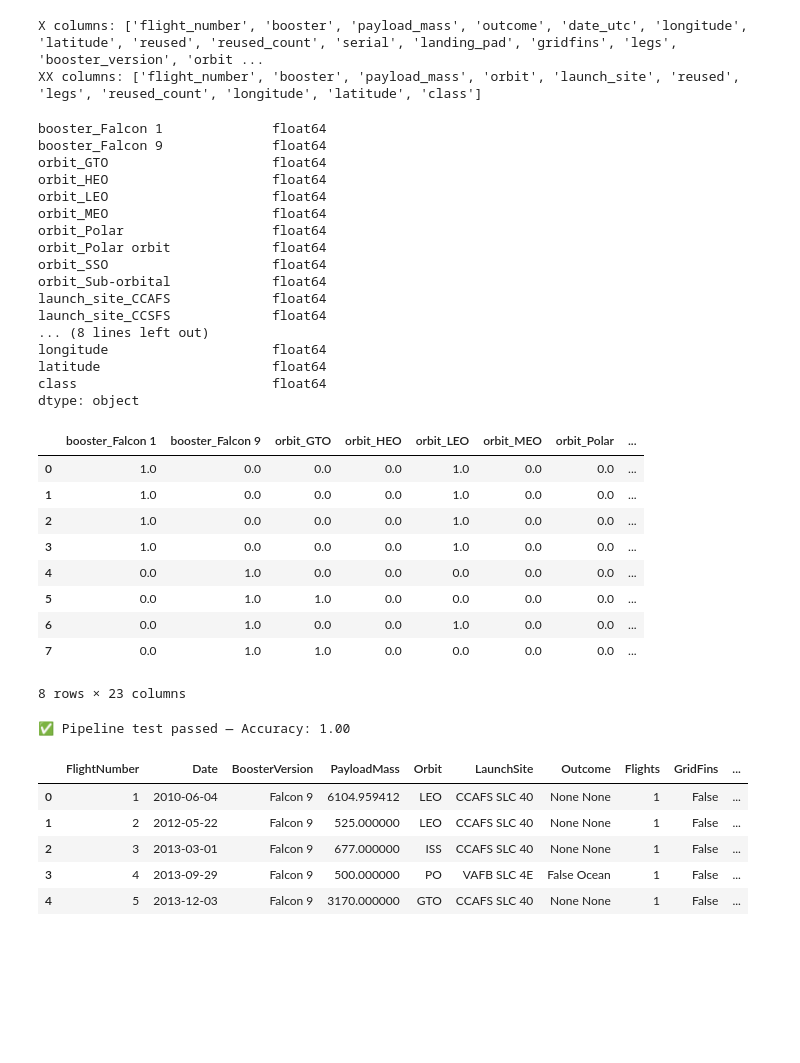
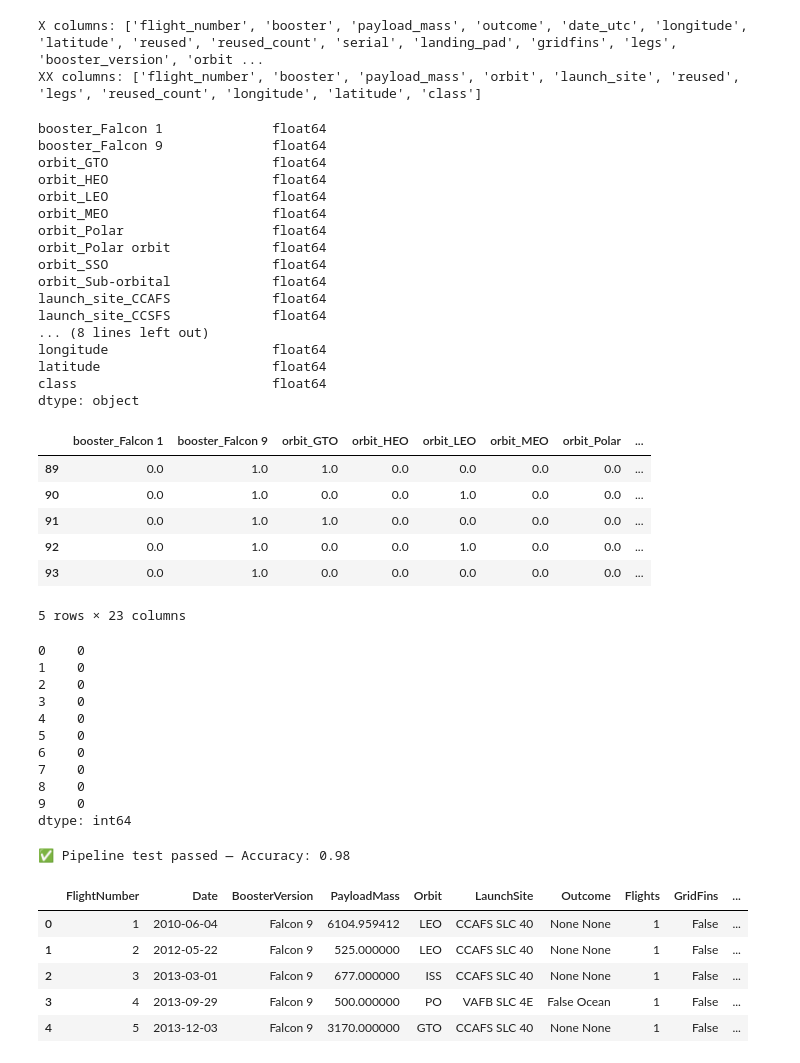
Before and after one commit to AntoineHocquet/spaceY, a Jupyter notebook: notebooks/m4_machine-learning-prediction.ipynb, the cells around one changed output. Cells and saved outputs as stored; diff of their text form; code cells hidden in the pictures; blank space fills up the shorter version.

```diff
--- a/notebooks/m4_machine-learning-prediction.ipynb
+++ b/notebooks/m4_machine-learning-prediction.ipynb
@@ -130,44 +130,57 @@ XX columns: ['flight_number', 'booster', 'payload_mass', 'orbit', 'launch_site',
 # %%
 categorical_columns=['booster', 'orbit','launch_site']
 preprocessor = ColumnTransformer(
         transformers=[
             ('cat', OneHotEncoder(handle_unknown='ignore'), categorical_columns)
         ],
         remainder='passthrough'
     )
 XXX = preprocessor.fit_transform(XX).astype(float)
 new_columns = [name.split("__")[-1] for name in preprocessor.get_feature_names_out()]
-X_transformed = pd.DataFrame(XXX, columns=new_columns).head(9)
+X_transformed = pd.DataFrame(XXX, columns=new_columns)
 print(X_transformed.dtypes)
-X_transformed.head(8)
+X_transformed.tail()
 # %% [output]
 booster_Falcon 1              float64
 booster_Falcon 9              float64
 orbit_GTO                     float64
 orbit_HEO                     float64
 orbit_LEO                     float64
 orbit_MEO                     float64
 orbit_Polar                   float64
 orbit_Polar orbit             float64
 orbit_SSO                     float64
 orbit_Sub-orbital             float64
 launch_site_CCAFS             float64
 launch_site_CCSFS             float64
 ... (8 lines left out)
 longitude                     float64
 latitude                      float64
 class                         float64
 dtype: object
 |  | booster_Falcon 1 | booster_Falcon 9 | orbit_GTO | orbit_HEO | orbit_LEO | orbit_MEO | orbit_Polar | ... |
-| 0 | 1.0 | 0.0 | 0.0 | 0.0 | 1.0 | 0.0 | 0.0 | ... |
-| 1 | 1.0 | 0.0 | 0.0 | 0.0 | 1.0 | 0.0 | 0.0 | ... |
-| 2 | 1.0 | 0.0 | 0.0 | 0.0 | 1.0 | 0.0 | 0.0 | ... |
-| 3 | 1.0 | 0.0 | 0.0 | 0.0 | 1.0 | 0.0 | 0.0 | ... |
-| 4 | 0.0 | 1.0 | 0.0 | 0.0 | 0.0 | 0.0 | 0.0 | ... |
-| 5 | 0.0 | 1.0 | 1.0 | 0.0 | 0.0 | 0.0 | 0.0 | ... |
-| 6 | 0.0 | 1.0 | 0.0 | 0.0 | 1.0 | 0.0 | 0.0 | ... |
-| 7 | 0.0 | 1.0 | 1.0 | 0.0 | 0.0 | 0.0 | 0.0 | ... |
+| 89 | 0.0 | 1.0 | 1.0 | 0.0 | 0.0 | 0.0 | 0.0 | ... |
+| 90 | 0.0 | 1.0 | 0.0 | 0.0 | 1.0 | 0.0 | 0.0 | ... |
+| 91 | 0.0 | 1.0 | 1.0 | 0.0 | 0.0 | 0.0 | 0.0 | ... |
+| 92 | 0.0 | 1.0 | 0.0 | 0.0 | 1.0 | 0.0 | 0.0 | ... |
+| 93 | 0.0 | 1.0 | 0.0 | 0.0 | 0.0 | 0.0 | 0.0 | ... |
-8 rows × 23 columns
+5 rows × 23 columns
+# %%
+Y=pd.Series(X['class'].to_numpy())
+
+Y[:10]
+# %% [output]
+0    0
+1    0
+2    0
+3    0
+4    0
+5    0
+6    0
+7    0
+8    0
+9    0
+dtype: int64
 # %%
 # test_pipeline.py
 from src.ml.pipeline import create_pipeline
@@ -178,7 +191,7 @@ from sklearn.model_selection import train_test_split
 X, y = load_iris(return_X_y=True)
 
 # Split into train/test
-X_train, X_test, y_train, y_test = train_test_split(X, y, test_size=0.2, random_state=42)
+X_train, X_test, y_train, y_test = train_test_split(X, y, test_size=0.4, random_state=42)
 
 # Create pipeline
 pipeline = create_pipeline(model_type="logistic", max_iter=200)
@@ -190,7 +203,7 @@ pipeline.fit(X_train, y_train)
 score = pipeline.score(X_test, y_test)
 print(f"✅ Pipeline test passed — Accuracy: {score:.2f}")
 # %% [output]
-✅ Pipeline test passed — Accuracy: 1.00
+✅ Pipeline test passed — Accuracy: 0.98
 # %%
 import requests
 import io
```
Also changed, not shown: parts of 1 cell of this notebook, 17 other files.
